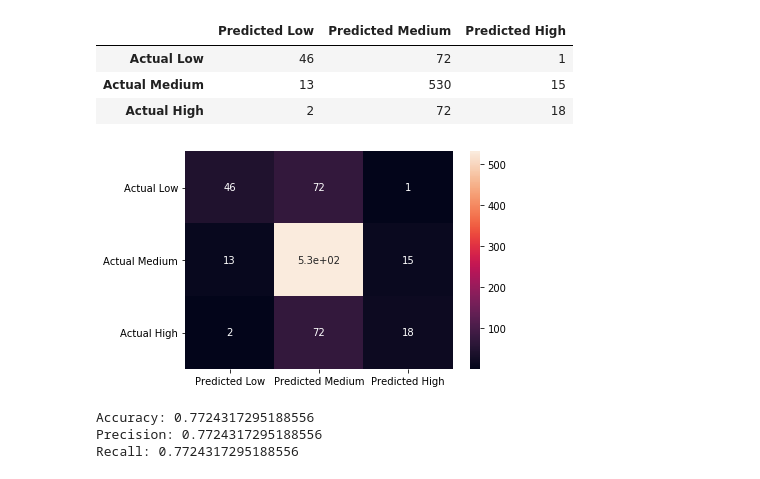
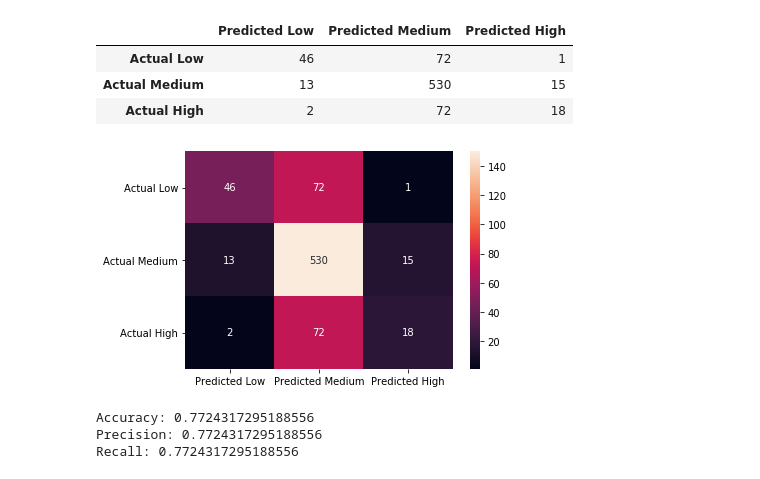
Before and after one commit to jbalooshie/covid-19-vaccine-hesitancy, a Jupyter notebook: final_logreg_model.ipynb, the cells around one changed output. Saved outputs shown, nothing was run; the diff lists cells and outputs as text; code cells hidden in the pictures.

Commit message:
Update confusion matrix heatmap.

```diff
--- a/final_logreg_model.ipynb
+++ b/final_logreg_model.ipynb
@@ -157,10 +157,10 @@ cnf1_df
 # %%
 import seaborn as sns
 
 # Create a heatmap of the confusion matrix
-ax = sns.heatmap(cnf1_df, annot=True)
+ax = sns.heatmap(cnf1_df, annot=True, vmax=150, fmt="d")
 # %% [output]
-[figure, old version]
+[figure, new version]
 # %%
 # Print accuracy, precision, recall
 print("Accuracy:",metrics.accuracy_score(y_test, y_pred))
```
